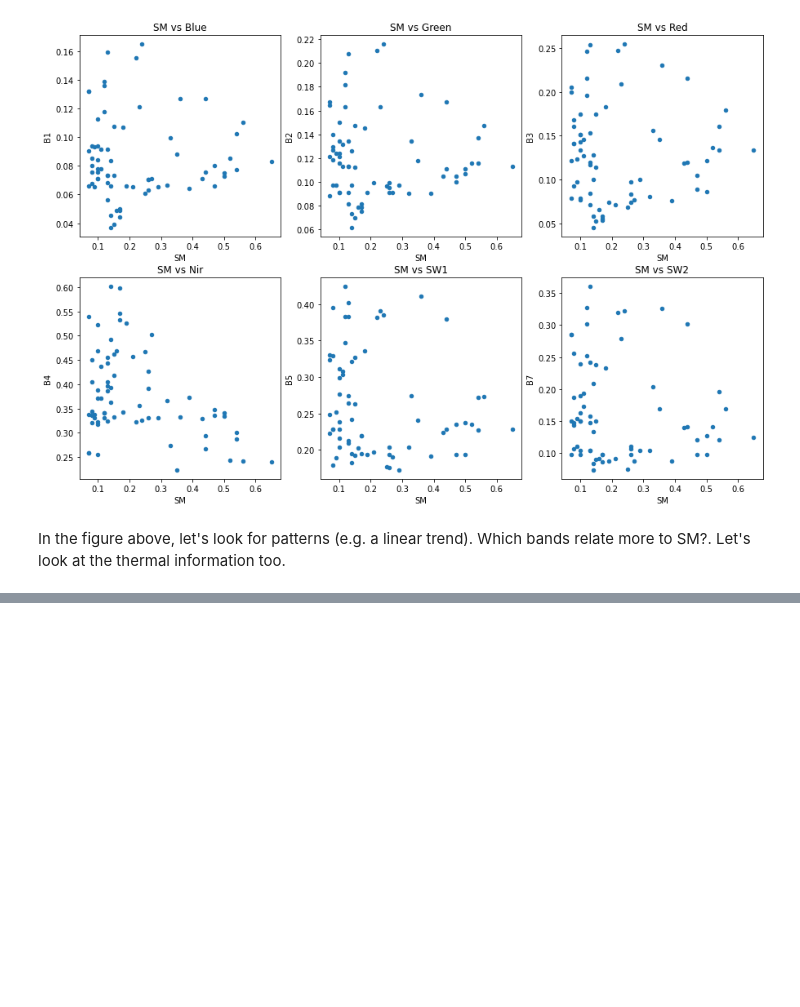
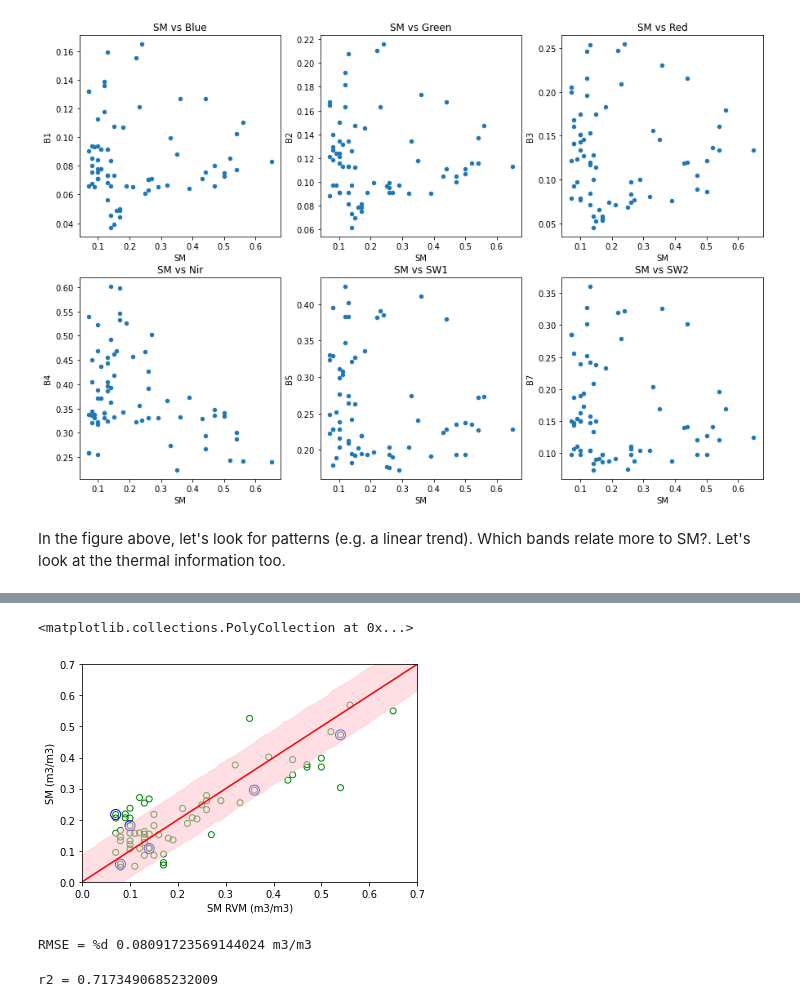
Before and after one commit to diviningwater/Machine-Learning-Applications-in-Remote-Sensing-Data, a Jupyter notebook: DSAW Application 1 Step 2.ipynb, the cells around one changed output, grey strips where cells are left out. Saved outputs shown, nothing was run; the diff lists cells and outputs as text; code cells hidden in the pictures; blank space fills up the shorter version.

```diff
--- a/DSAW Application 1 Step 2.ipynb
+++ b/DSAW Application 1 Step 2.ipynb
@@ -263,0 +196,29 @@ ValueError: continuous is not supported
+# %%
+plt.scatter(y_train,y, facecolor='none', edgecolor='g')
+plt.scatter(y_train[model.relevance_], y[model.relevance_], s=100, facecolor='none', edgecolor='b', label='relevance vector')
+
+plt.xlabel("SM RVM (m3/m3)")
+plt.ylabel("SM (m3/m3)")
+
+axes = plt.gca()
+axes.set_xlim([0,0.7])
+axes.set_ylim([0,0.7])
+
+xx = np.linspace(0,0.7,len(y))
+yx = xx
+plt.plot(xx, yx, '-r', label='y=x')
+plt.fill_between(xx, yx - y_std, yx + y_std, color='pink', alpha=0.5, label='predict std.')
+# %% [output]
+<matplotlib.collections.PolyCollection at 0x...>
+[figure, added]
+# %%
+from sklearn.metrics import mean_squared_error, r2_score
+rmse = mean_squared_error(y_train, y , squared=False)
+print('RMSE = %d',rmse, "m3/m3")
+# %% [output]
+RMSE = %d 0.08091723569144024 m3/m3
+# %%
+r2 = r2_score(y_train, y)
+print("r2 =",r2)
+# %% [output]
+r2 = 0.7173490685232009
```
Also changed, not shown: parts of 15 cells of this notebook, 4 other files.
